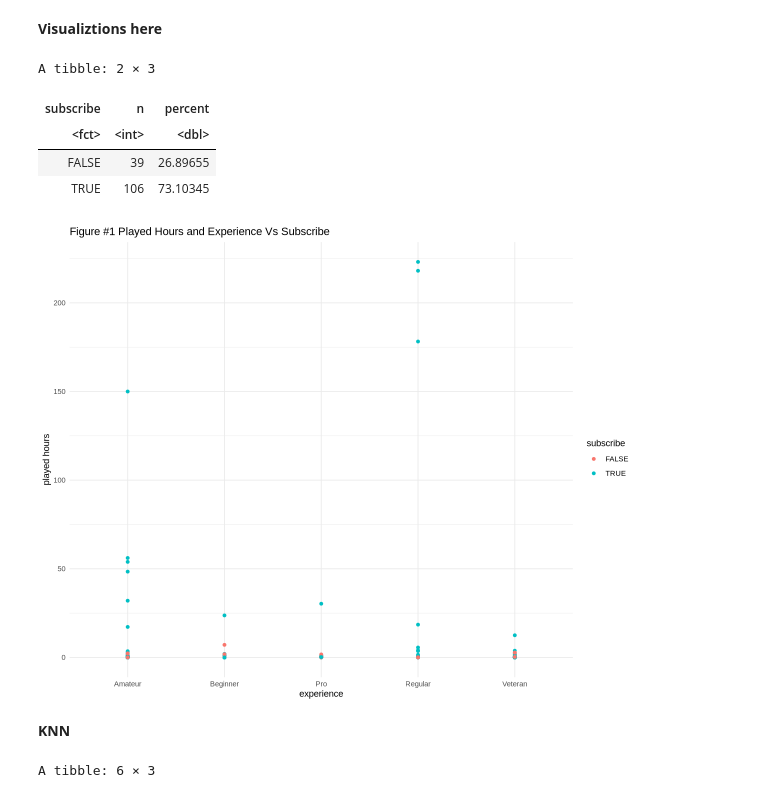
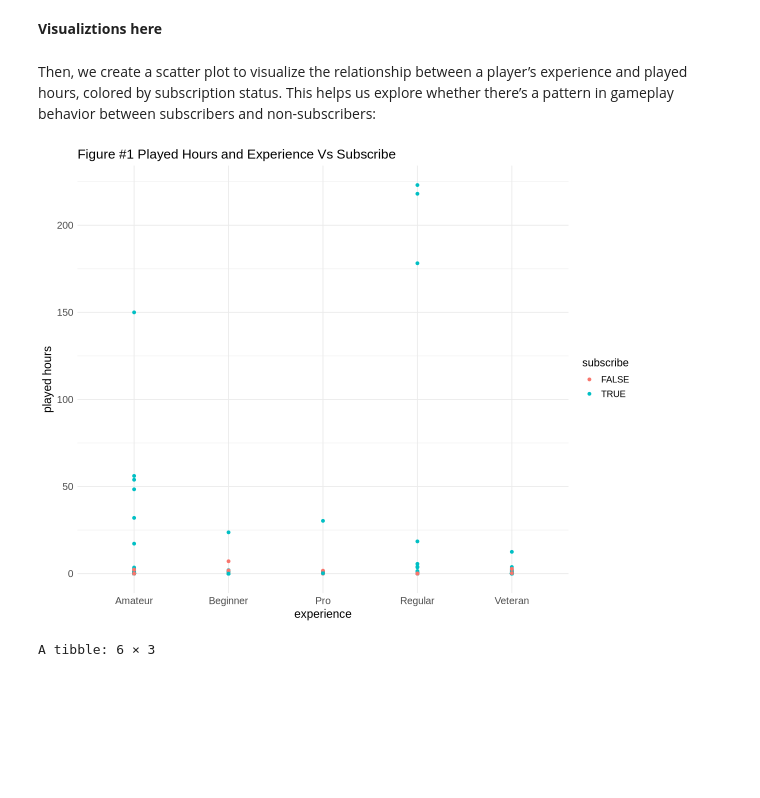
Before and after one commit to emmah47/dsci-group-project, a Jupyter notebook: Individual.ipynb, the cells around one changed output. Drawn from its saved outputs; the diff is of its cells as text; code cells hidden in the pictures; blank space fills up the shorter version.

Commit message:
INtorduction plus some bs
add titles and words for 1. and 2. and changed plot for figure 1 and rearranged some coding to try and fix stuff but it broke i guess. ALSO REMOVED NA

```diff
--- a/Individual.ipynb
+++ b/Individual.ipynb
@@ -178,34 +160,28 @@ Prefer not to say      Two-Spirited
 When users decide to sign up, they are asked to fill out an anonymized form where they choose a name from a list of availible names and also their experience, gender, age, and email. I'm guessing the played_hours is probably just collected by the researchers logging connections to the server, or some similar method.
 # %% [markdown]
 **Visualiztions here**
-# %%
-sub_proportions <- players_train |>
-                      group_by(subscribe) |>
-                      summarize(n = n()) |>
-                      mutate(percent = 100*n/nrow(players_train))
-
-sub_proportions
-# %% [output]
-A tibble: 2 × 3
-| subscribe | n | percent |
-| <fct> | <int> | <dbl> |
-| FALSE | 39 | 26.89655 |
-| TRUE | 106 | 73.10345 |
+# %% [markdown]
+Then, we create a scatter plot to visualize the relationship between a player’s experience and played hours, colored by subscription status. This helps us explore whether there’s a pattern in gameplay behavior between subscribers and non-subscribers:
 # %%
 options(repr.plot.width=10, repr.plot.height=8)
 
 players_plot <- ggplot(players_data, aes(x = experience, y = played_hours, colour = subscribe)) +
 	geom_point() +
 	xlab("experience") +
 	ylab("played hours") +
     labs(colour = "subscribe") +
     ggtitle("Figure #1 Played Hours and Experience Vs Subscribe") +
     theme_minimal() +
+    theme(
+    axis.title = element_text(size = 14),
+    axis.text = element_text(size = 12),
+    legend.title = element_text(size = 13),
+    legend.text = element_text(size = 11),
+    plot.title = element_text(size = 16)
+    ) +
     scale_fill_brewer(palette = "Set3")
     # scale_y_log10()
 players_plot
 # %% [output]
-[figure, old version]
+[figure, new version]
-# %% [markdown]
-**KNN**
 # %%
```
Also changed, not shown: parts of 39 cells of this notebook.
